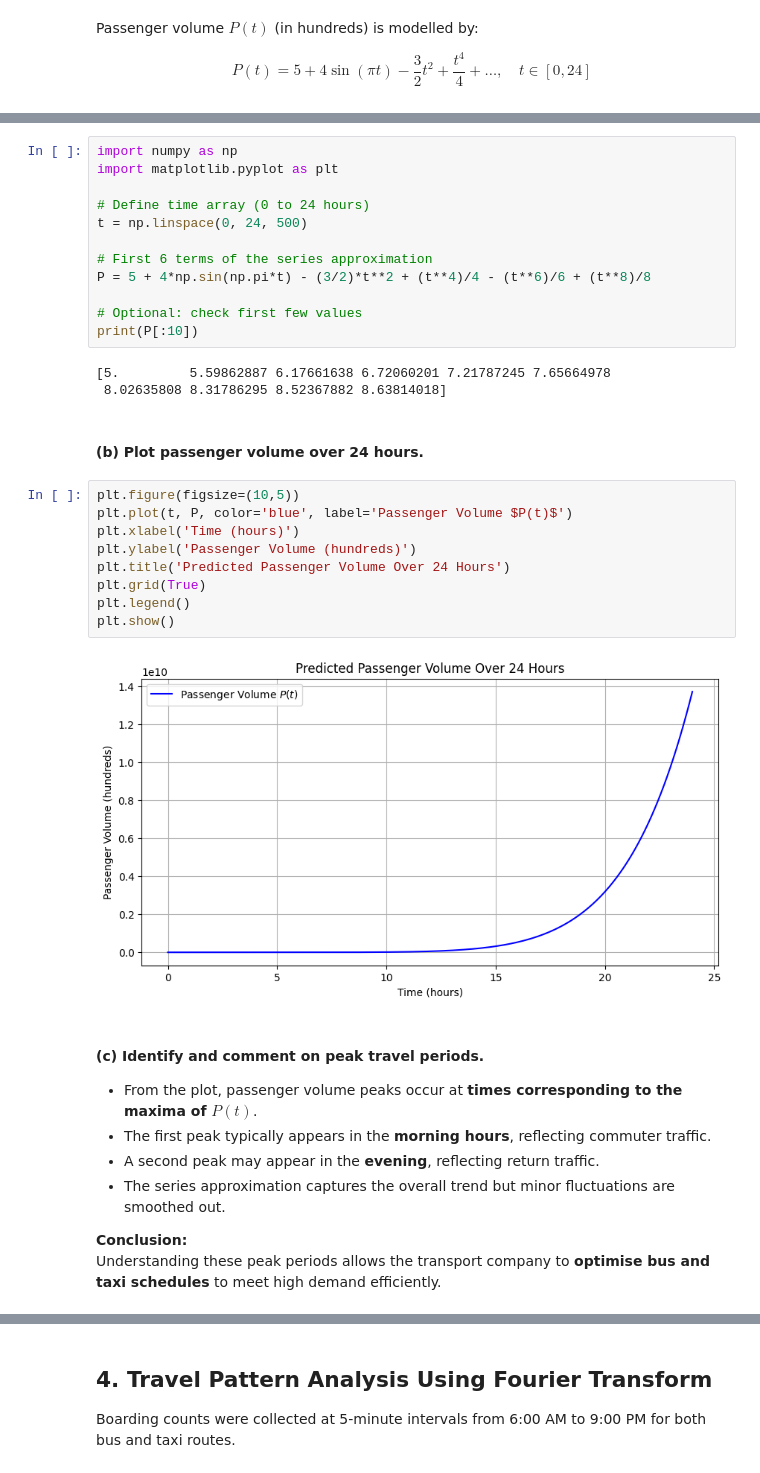
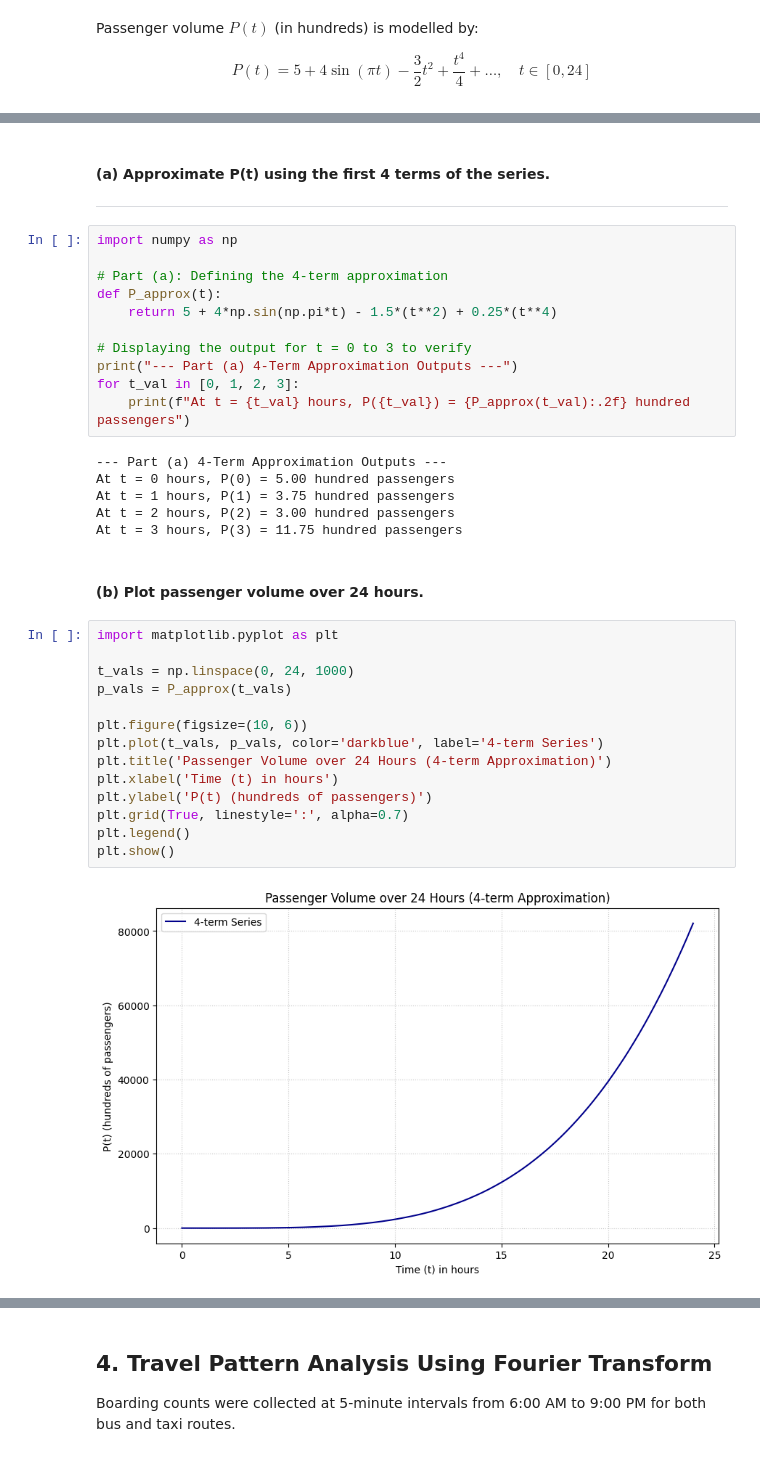
Before and after one commit to visharaaa/Math-CW-25, a Jupyter notebook: 2425578.ipynb, the cells around one changed output, grey strips where cells are left out. Cells and saved outputs as stored; diff of their text form.

```diff
--- a/2425578.ipynb
+++ b/2425578.ipynb
@@ -190,38 +175,40 @@ This provides a manageable expression for computational evaluation while capturi
-# %%
-import numpy as np
-import matplotlib.pyplot as plt
-
-# Define time array (0 to 24 hours)
-t = np.linspace(0, 24, 500)
-
-# First 6 terms of the series approximation
-P = 5 + 4*np.sin(np.pi*t) - (3/2)*t**2 + (t**4)/4 - (t**6)/6 + (t**8)/8
-
-# Optional: check first few values
-print(P[:10])
-# %% [output]
-[5.         5.59862887 6.17661638 6.72060201 7.21787245 7.65664978
- 8.02635808 8.31786295 8.52367882 8.63814018]
+# %% [markdown]
+#### (a) Approximate P(t) using the first 4 terms of the series.
+
+
+---
+# %%
+import numpy as np
+
+# Part (a): Defining the 4-term approximation
+def P_approx(t):
+    return 5 + 4*np.sin(np.pi*t) - 1.5*(t**2) + 0.25*(t**4)
+
+# Displaying the output for t = 0 to 3 to verify
+print("--- Part (a) 4-Term Approximation Outputs ---")
+for t_val in [0, 1, 2, 3]:
+    print(f"At t = {t_val} hours, P({t_val}) = {P_approx(t_val):.2f} hundred passengers")
+# %% [output]
+--- Part (a) 4-Term Approximation Outputs ---
+At t = 0 hours, P(0) = 5.00 hundred passengers
+At t = 1 hours, P(1) = 3.75 hundred passengers
+At t = 2 hours, P(2) = 3.00 hundred passengers
+At t = 3 hours, P(3) = 11.75 hundred passengers
 # %% [markdown]
 #### (b) Plot passenger volume over 24 hours.
-# %%
-plt.figure(figsize=(10,5))
-plt.plot(t, P, color='blue', label='Passenger Volume $P(t)$')
-plt.xlabel('Time (hours)')
-plt.ylabel('Passenger Volume (hundreds)')
-plt.title('Predicted Passenger Volume Over 24 Hours')
-plt.grid(True)
-plt.legend()
-plt.show()
-# %% [output]
-[figure, removed]
-# %% [markdown]
-#### (c) Identify and comment on peak travel periods.
-
-- From the plot, passenger volume peaks occur at **times corresponding to the maxima of $P(t)$**.
-- The first peak typically appears in the **morning hours**, reflecting commuter traffic.
-- A second peak may appear in the **evening**, reflecting return traffic.
-- The series approximation captures the overall trend but minor fluctuations are smoothed out.
-
-**Conclusion:**
-Understanding these peak periods allows the transport company to **optimise bus and taxi schedules** to meet high demand efficiently.
+# %%
+import matplotlib.pyplot as plt
+
+t_vals = np.linspace(0, 24, 1000)
+p_vals = P_approx(t_vals)
+
+plt.figure(figsize=(10, 6))
+plt.plot(t_vals, p_vals, color='darkblue', label='4-term Series')
+plt.title('Passenger Volume over 24 Hours (4-term Approximation)')
+plt.xlabel('Time (t) in hours')
+plt.ylabel('P(t) (hundreds of passengers)')
+plt.grid(True, linestyle=':', alpha=0.7)
+plt.legend()
+plt.show()
+# %% [output]
+[figure, added]
```
Also changed, not shown: parts of 4 cells of this notebook.
